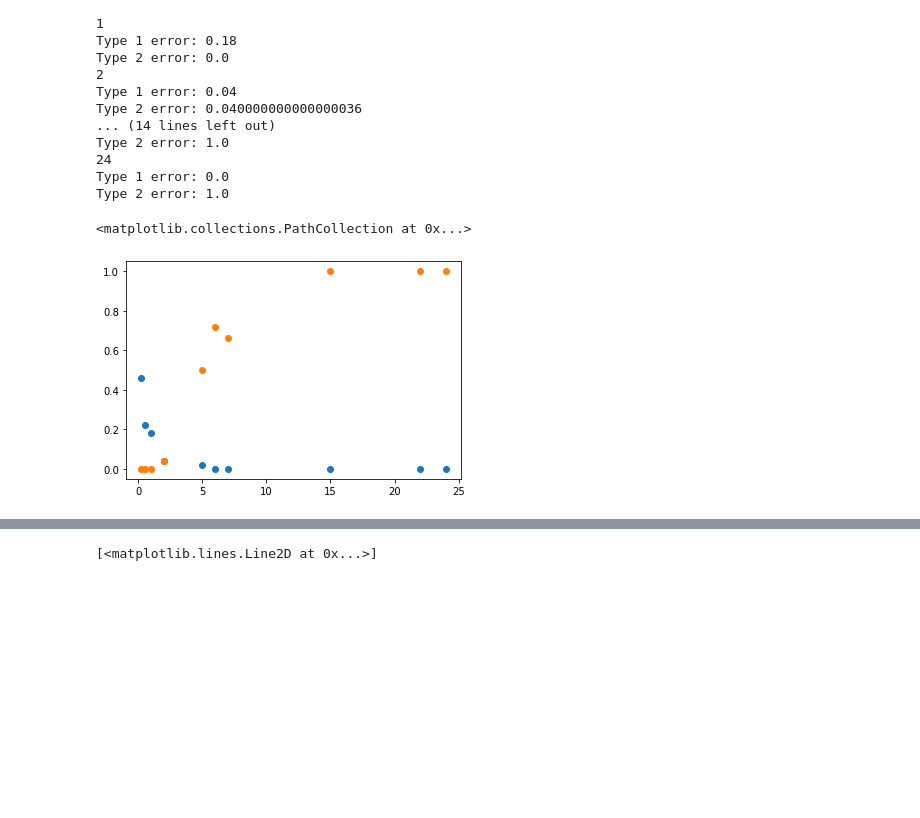
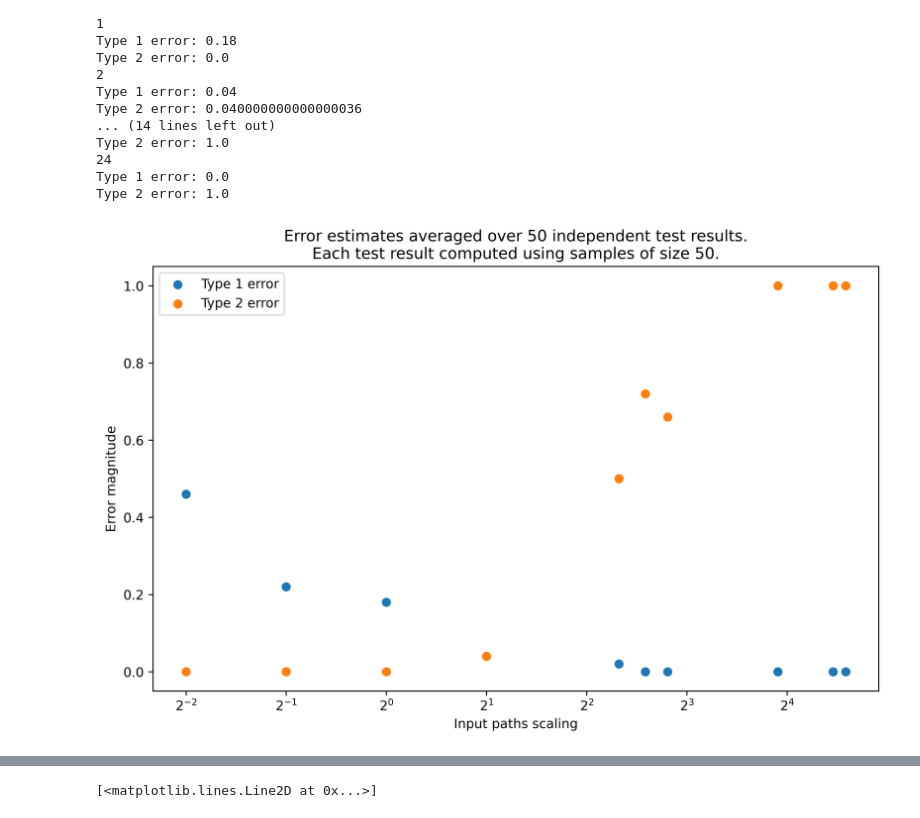
Before and after one commit to ocmob/sig_hsic_independence_test, a Jupyter notebook: notebooks/mmd_test_vs_path_scaling.ipynb, the cells around one changed output, grey strips where cells are left out. Cells and saved outputs as stored; diff of their text form; code cells hidden in the pictures; blank space fills up the shorter version.

```diff
--- a/notebooks/mmd_test_vs_path_scaling.ipynb
+++ b/notebooks/mmd_test_vs_path_scaling.ipynb
@@ -106,5 +106,7 @@ import datetime
 # %%
 import pickle
 
-with open('./mmd_vs_path_scaling_results_low_divisors_{}.pickle'.format(datetime.datetime.today()).replace(' ', '_').replace(':', '.'), 'wb') as f:
-    pickle.dump(results, f)
+with open('mmd_vs_path_scaling_results_low_divisors_2022-04-12_12.11.47.377702.pickle', 'rb') as f:
+#with open('mmd_norm_sig_vs_path_scaling_results_low_divisors_2022-04-12_11.27.26.131367.pickle', 'rb') as f:
+#with open('mmd_unnorm_pde_sig_vs_path_scaling_results_low_divisors_2022-04-12_11.11.18.026304.pickle', 'rb') as f:
+    results = pickle.load(f)
@@ -132,11 +138,18 @@ Type 2 error: 1.0
 Type 1 error: 0.0
 Type 2 error: 1.0
 # %%
-plt.scatter(sorted(results.keys()), [np.array(results[DIV]['same']).sum()/NO_SAMPLES for DIV in sorted(results.keys())])
-plt.scatter(sorted(results.keys()), [1-np.array(results[DIV]['different']).sum()/NO_SAMPLES for DIV in sorted(results.keys())])
+plt.figure(figsize =(10, 6), dpi = 600)
+plt.title('')
+plt.scatter(sorted(results.keys()), [np.array(results[DIV]['same']).sum()/NO_SAMPLES for DIV in sorted(results.keys())], label = 'Type 1 error')
+plt.scatter(sorted(results.keys()), [1-np.array(results[DIV]['different']).sum()/NO_SAMPLES for DIV in sorted(results.keys())], label = 'Type 2 error')
+plt.legend()
+plt.ylabel('Error magnitude')
+plt.xlabel('Input paths scaling')
+plt.title("Error estimates averaged over 50 independent test results.\nEach test result computed using samples of size 50.")
+plt.xscale('log', base = 2)
+plt.savefig('mmd_test_error_vs_path_scaling.png')
 # %% [output]
-<matplotlib.collections.PathCollection at 0x...>
-[figure, old version]
+[figure, new version]
 # %%
 def plot_sigs_for_samples(samples):
     dist_2_samples_list = [samples[i, :, :].numpy() for i in range(samples.shape[0])]
```
Also changed, not shown: parts of 2 cells of this notebook, 1 other file.
